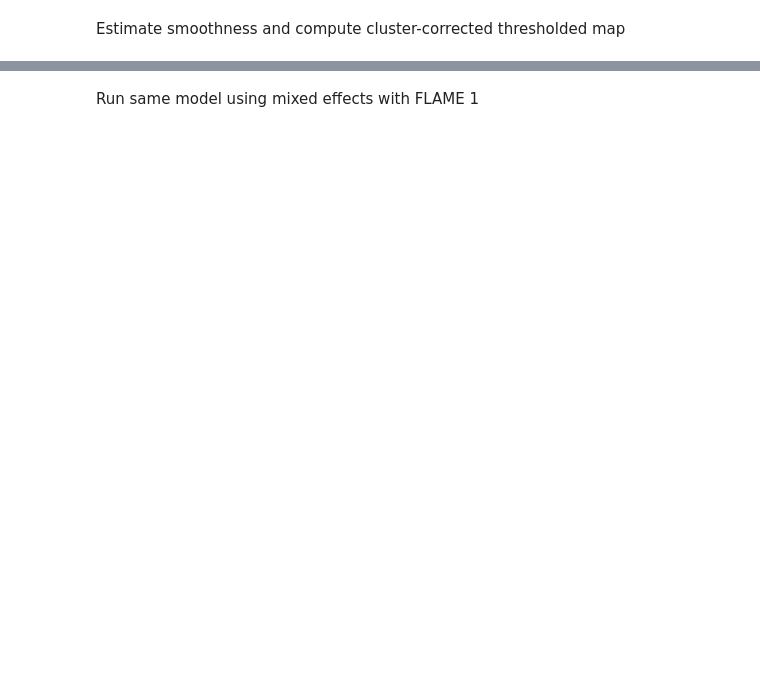
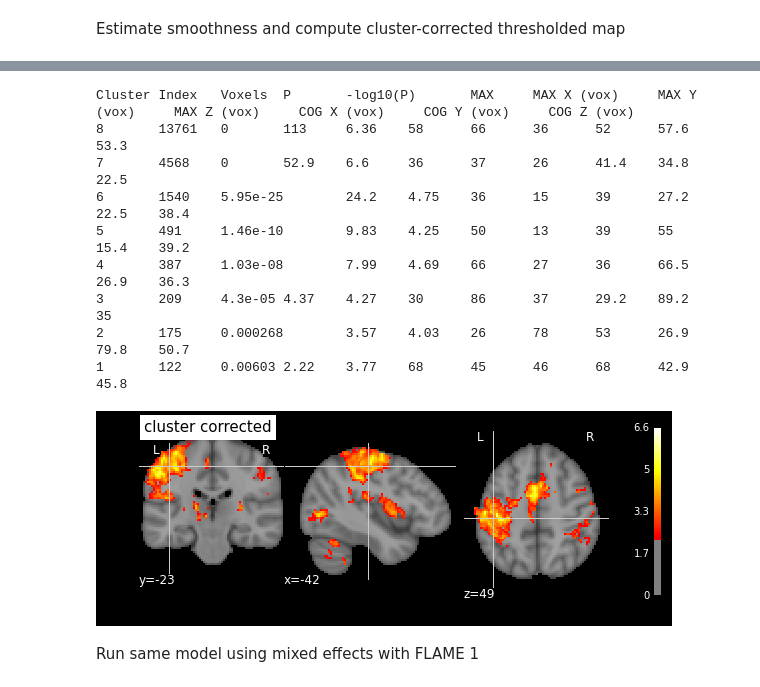
Before and after one commit to poldrack/fmri-analysis-vm, a Jupyter notebook: analysis/group/GroupAnalysis.ipynb, the cells around one changed output, grey strips where cells are left out. Saved outputs shown, nothing was run; the diff lists cells and outputs as text; code cells hidden in the pictures; blank space fills up the shorter version.

```diff
--- a/analysis/group/GroupAnalysis.ipynb
+++ b/analysis/group/GroupAnalysis.ipynb
@@ -64,8 +94,9 @@ except:
 # %% [markdown]
 Estimate smoothness and compute cluster-corrected thresholded map
 # %%
-est = fsl.SmoothEstimate()
-est.inputs.dof=32
-est.inputs.residual_fit_file = 'stats_OLS/res4d.nii.gz'
-est.inputs.mask_file = os.path.join(os.getenv('FSLDIR'),'data/standard/MNI152_T1_2mm_brain_mask_dil.nii.gz')
-smoothness=est.run()
+est = mem.cache(fsl.SmoothEstimate)
+smoothness=est(dof=23,
+    residual_fit_file = os.path.join(results_dir,'stats_OLS/res4d.nii.gz'),
+    mask_file = os.path.join(os.getenv('FSLDIR'),'data/standard/MNI152_T1_2mm_brain_mask_dil.nii.gz'))
+
+print smoothness.outputs
@@ -72,16 +109,18 @@ smoothness=est.run()
 # %%
-cl = fsl.Cluster()
-cl.inputs.threshold = 2.3
-cl.inputs.in_file = 'stats_OLS/zstat1.nii.gz'
-cl.inputs.terminal_output = 'file'
-cl.inputs.dlh=smoothness.outputs.dlh
-cl.inputs.volume=smoothness.outputs.volume
-cl.inputs.pthreshold=0.05
-cl.inputs.out_threshold_file='stats_OLS/zstat1_thresh.nii.gz'
-cl.run()
+cl = mem.cache(fsl.Cluster)
+cluster_results=cl(threshold = 2.3,
+   in_file = os.path.join(results_dir,'stats_OLS/zstat1.nii.gz'),
+    dlh=smoothness.outputs.dlh,
+    volume=smoothness.outputs.volume,
+    pthreshold=0.05,
+    out_localmax_txt_file=os.path.join(results_dir,'stats_OLS/zstat1_cluster_max.txt'),
+    out_threshold_file=os.path.join(results_dir,'stats_OLS/zstat1_thresh.nii.gz'))
+print cluster_results.runtime.stdout
 
-os.rename('stdout.nipype','stats_OLS/zstat1_cluster_max.txt')
+with open(os.path.join(results_dir,'stats_OLS/zstat1_cluster_list.txt'),'w') as f:
+    f.write(cluster_results.runtime.stdout)
 
-thresh_zstat_OLS=nibabel.load('stats_OLS/zstat1_thresh.nii.gz')
+thresh_zstat_OLS=nibabel.load(os.path.join(results_dir,'stats_OLS/zstat1_thresh.nii.gz'))
 bgimage=nibabel.load(os.path.join(os.getenv('FSLDIR'),'data/standard/MNI152_T1_2mm_brain.nii.gz'))
 map_display=nilearn.plotting.plot_stat_map(thresh_zstat_OLS,bgimage,threshold=2.3,title='cluster corrected')
+# %% [output]
@@ -88,3 +138,13 @@ map_display=nilearn.plotting.plot_stat_map(thresh_zstat_OLS,bgimage,threshold=2.
+Cluster Index   Voxels  P       -log10(P)       MAX     MAX X (vox)     MAX Y (vox)     MAX Z (vox)     COG X (vox)     COG Y (vox)     COG Z (vox)
+8       13761   0       113     6.36    58      66      36      52      57.6    53.3
+7       4568    0       52.9    6.6     36      37      26      41.4    34.8    22.5
+6       1540    5.95e-25        24.2    4.75    36      15      39      27.2    22.5    38.4
+5       491     1.46e-10        9.83    4.25    50      13      39      55      15.4    39.2
+4       387     1.03e-08        7.99    4.69    66      27      36      66.5    26.9    36.3
+3       209     4.3e-05 4.37    4.27    30      86      37      29.2    89.2    35
+2       175     0.000268        3.57    4.03    26      78      53      26.9    79.8    50.7
+1       122     0.00603 2.22    3.77    68      45      46      68      42.9    45.8
+[figure, added]
 # %% [markdown]
 Run same model using mixed effects with FLAME 1
 # %%
```
Also changed, not shown: parts of 11 cells of this notebook.
